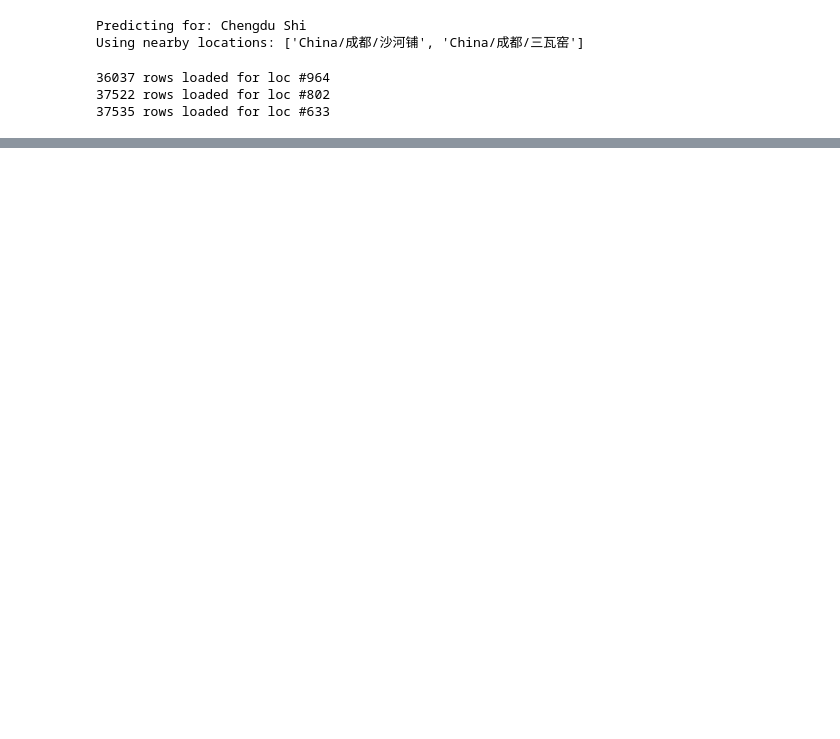
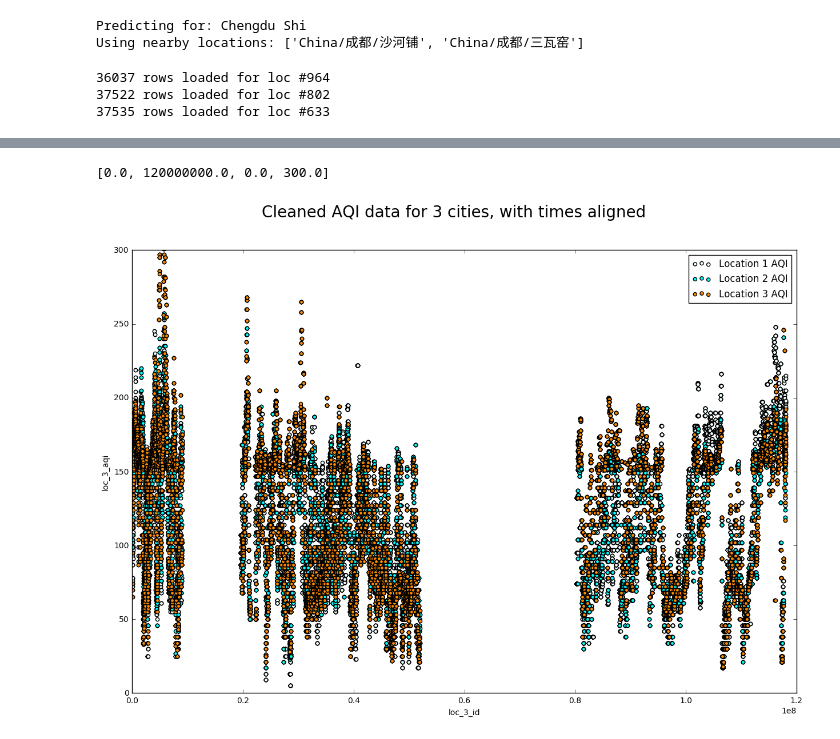
Before and after one commit to curiousest/predict-AQI, a Jupyter notebook: predict_aqi/notebooks/hypothesis4_nearby_locations.ipynb, the cells around one changed output, grey strips where cells are left out. Saved outputs shown, nothing was run; the diff lists cells and outputs as text; code cells hidden in the pictures; blank space fills up the shorter version.

Commit message:
Further on nearby locations.

```diff
--- a/predict_aqi/notebooks/hypothesis4_nearby_locations.ipynb
+++ b/predict_aqi/notebooks/hypothesis4_nearby_locations.ipynb
@@ -121,15 +95,18 @@ ValueError: NaTType does not support time
 # %%
-aqi_graph = df.plot.scatter(x='loc_1_id', y='loc_1_aqi', label="Location 1 AQI", color=colours[4])
+aqi_graph = df[df['is_dirty'] == False].plot.scatter(x='loc_1_id', y='loc_1_aqi', label="Location 1 AQI", color=colours[4])
 for loc_num in range(2, NUMBER_OF_NEARBY_LOCATIONS + 1):
-    df[df['all_input_equal'] == False].plot.scatter(
+    df[df['is_dirty'] == False].plot.scatter(
         x='loc_{}_id'.format(loc_num),
         y='loc_{}_aqi'.format(loc_num),
         label="Location {} AQI".format(loc_num),
-        color=colours[loc_num*4],
+        color=colours[loc_num*10],
         ax=aqi_graph
     )
 
 fig = aqi_graph.figure
 fig.set_size_inches((15, 10), forward=True)
 fig.suptitle("Cleaned AQI data for {} cities, with times aligned".format(NUMBER_OF_NEARBY_LOCATIONS), fontsize=20)
 aqi_graph.axis([0.0, 120000000.0, 0.0, 300.0])
+# %% [output]
+[0.0, 120000000.0, 0.0, 300.0]
+[figure, added]
```
Also changed, not shown: parts of 9 cells of this notebook, 1 other file.
